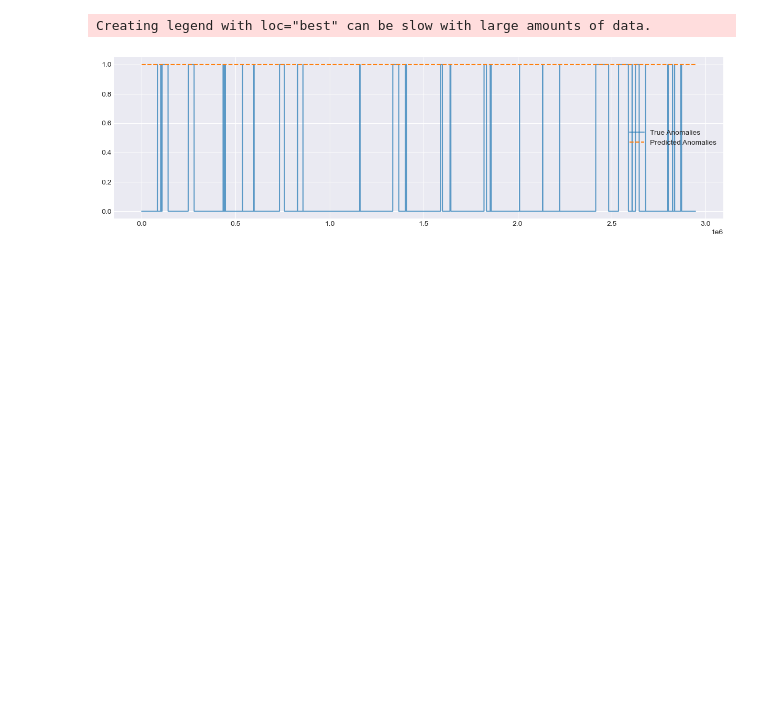
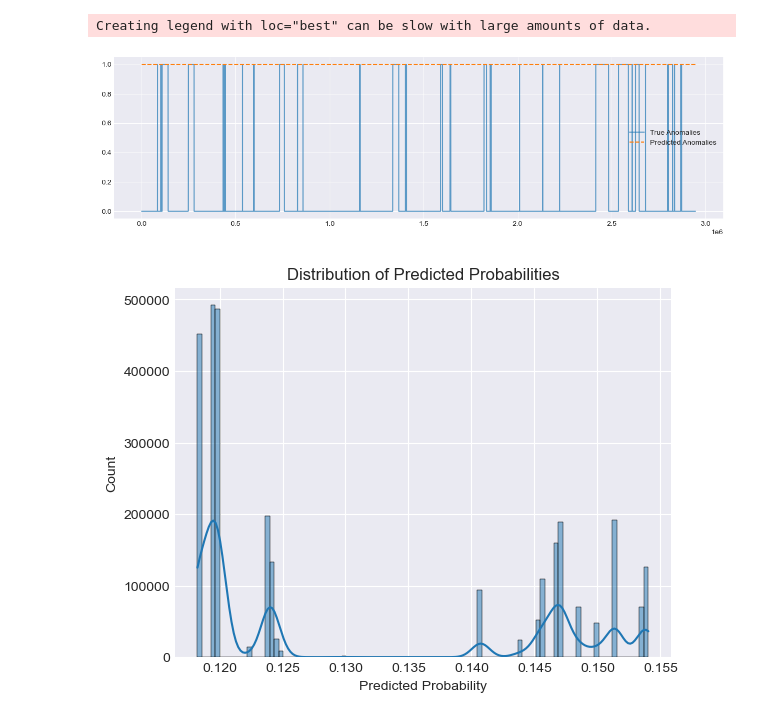
Before and after one commit to ecoakshat/ts_explore, a Jupyter notebook: Kaggle_1/Kaggle_ESA_Try.ipynb, the cells around one changed output. Drawn from its saved outputs; the diff is of its cells as text; code cells hidden in the pictures; blank space fills up the shorter version.

```diff
--- a/Kaggle_1/Kaggle_ESA_Try.ipynb
+++ b/Kaggle_1/Kaggle_ESA_Try.ipynb
@@ -496,3 +498,28 @@ plt.show()
 [figure]
 # %% [markdown]
 Using LightGBM
+# %%
+
+# Check and convert if needed
+if isinstance(x_train, np.ndarray):
+    x_train = pd.DataFrame(x_train)  # add column names here if you have them
+if isinstance(x_val, np.ndarray):
+    x_val = pd.DataFrame(x_val)
+if isinstance(x_test, np.ndarray):
+    X_test = pd.DataFrame(x_test)
+
+# Now save original copies
+x_train_orig = x_train.copy()
+x_val_orig = x_val.copy()
+x_test_orig = x_test.copy()
+
+# Fit and transform
+pt = PowerTransformer(method='yeo-johnson')
+x_train_transformed = pt.fit_transform(x_train_orig)
+x_val_transformed = pt.transform(x_val_orig)
+x_test_transformed = pt.transform(x_test_orig)
+
+# Convert back to DataFrames
+x_train = pd.DataFrame(x_train_transformed, columns=x_train_orig.columns, index=x_train_orig.index)
+x_val = pd.DataFrame(x_val_transformed, columns=x_val_orig.columns, index=x_val_orig.index)
+X_test = pd.DataFrame(x_test_transformed, columns=x_test_orig.columns, index=x_test_orig.index)
@@ -645,3 +683,12 @@ plt.show()
 # %% [output]
 Creating legend with loc="best" can be slow with large amounts of data.
 [figure]
+# %%
+import seaborn as sns
+
+sns.histplot(y_test_prob, bins=100, kde=True)
+plt.title('Distribution of Predicted Probabilities')
+plt.xlabel('Predicted Probability')
+plt.show()
+# %% [output]
+[figure, added]
```
Also changed, not shown: parts of 3 cells of this notebook.
